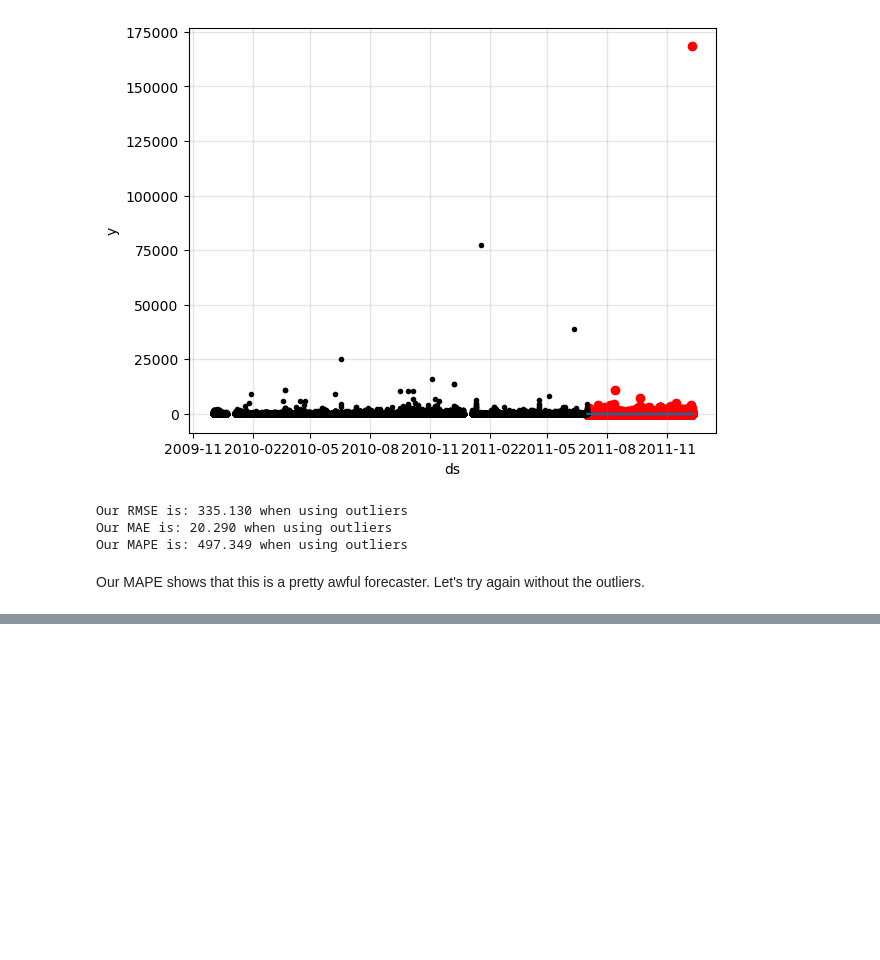
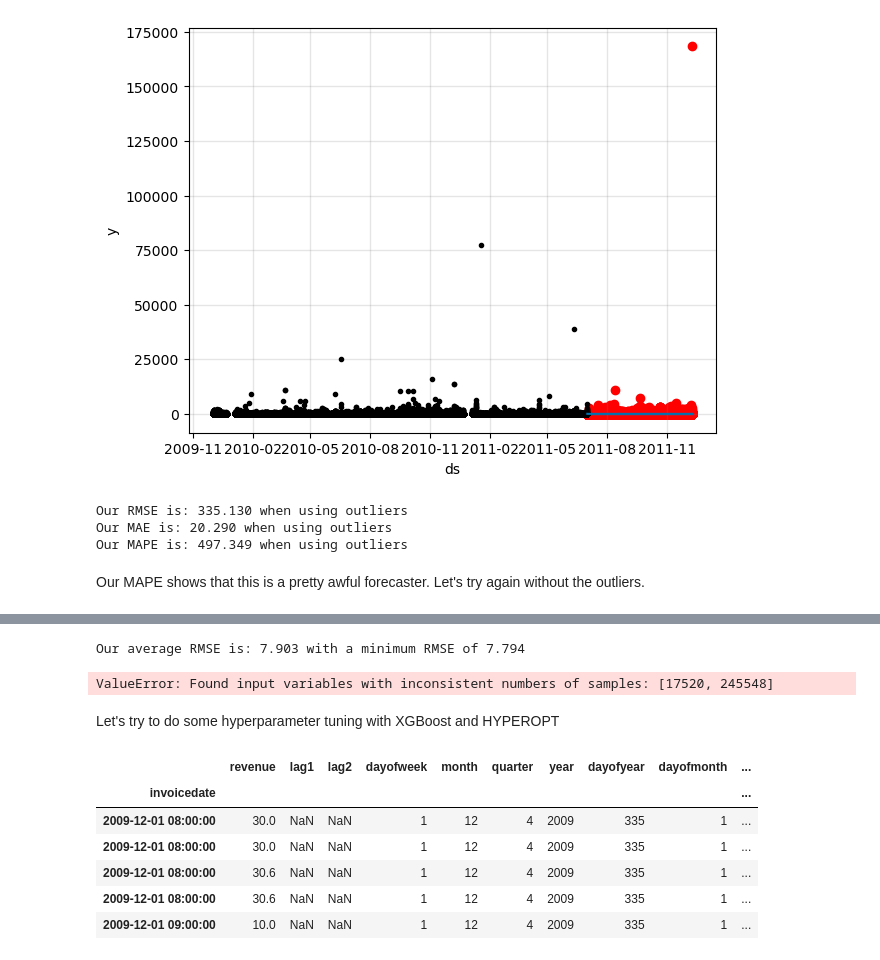
Before and after one commit to zadealfalah/salesSample, a Jupyter notebook: onlineRetail2/onlineRetail.ipynb, the cells around one changed output, grey strips where cells are left out. Cells and saved outputs as stored; diff of their text form; code cells hidden in the pictures; blank space fills up the shorter version.

```diff
--- a/onlineRetail2/onlineRetail.ipynb
+++ b/onlineRetail2/onlineRetail.ipynb
@@ -648,0 +760,9 @@ print(f"Our MAPE is: {np.mean(np.abs((np.array(test.revenue) - np.array(fcst.yha
+# %%
+print(f"Our average RMSE is: {np.mean(scores):.3f} with a minimum RMSE of {np.min(scores):.3f}")
+print(f"Our previous RMSE from Prophet was {np.sqrt(mean_squared_error(y_true=test.revenue, y_pred=fcst.yhat)):.3f} while also not using outliers")
+print(f"Our average MAPE is {np.mean(MAPES):.3f} with a minimum MAPE of {np.min(MAPES):.3f} - though our XGBoost optimized for RMSE")
+# %% [output]
+Our average RMSE is: 7.903 with a minimum RMSE of 7.794
+ValueError: Found input variables with inconsistent numbers of samples: [17520, 245548]
+# %% [markdown]
+Let's try to do some hyperparameter tuning with XGBoost and HYPEROPT
@@ -648,0 +771,10 @@ print(f"Our MAPE is: {np.mean(np.abs((np.array(test.revenue) - np.array(fcst.yha
+# %%
+nofulluk.head()
+# %% [output]
+|  | revenue | lag1 | lag2 | dayofweek | month | quarter | year | dayofyear | dayofmonth | ... |
+| invoicedate |  |  |  |  |  |  |  |  |  | ... |
+| 2009-12-01 08:00:00 | 30.0 | NaN | NaN | 1 | 12 | 4 | 2009 | 335 | 1 | ... |
+| 2009-12-01 08:00:00 | 30.0 | NaN | NaN | 1 | 12 | 4 | 2009 | 335 | 1 | ... |
+| 2009-12-01 08:00:00 | 30.6 | NaN | NaN | 1 | 12 | 4 | 2009 | 335 | 1 | ... |
+| 2009-12-01 08:00:00 | 30.6 | NaN | NaN | 1 | 12 | 4 | 2009 | 335 | 1 | ... |
+| 2009-12-01 09:00:00 | 10.0 | NaN | NaN | 1 | 12 | 4 | 2009 | 335 | 1 | ... |
```
Also changed, not shown: parts of 26 cells of this notebook, 1 other file.
